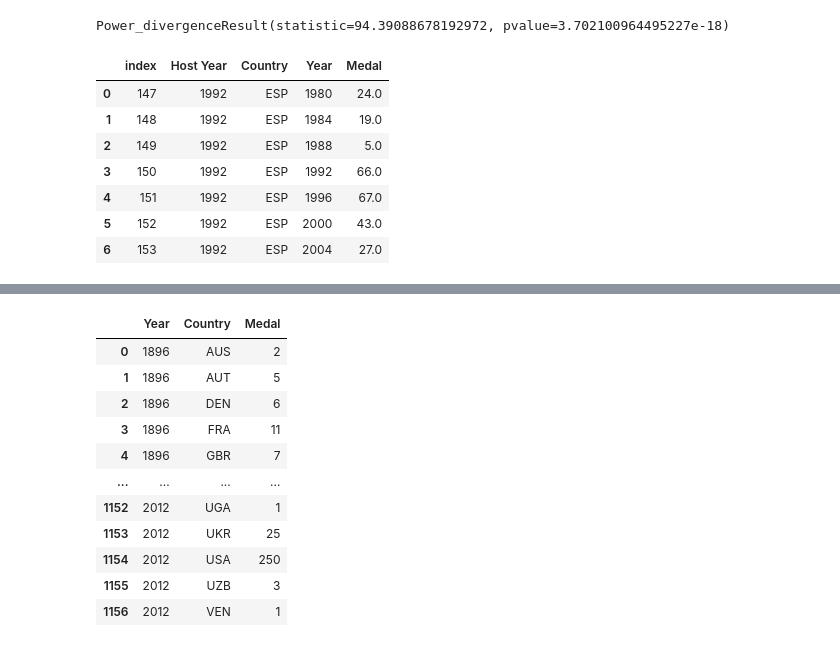
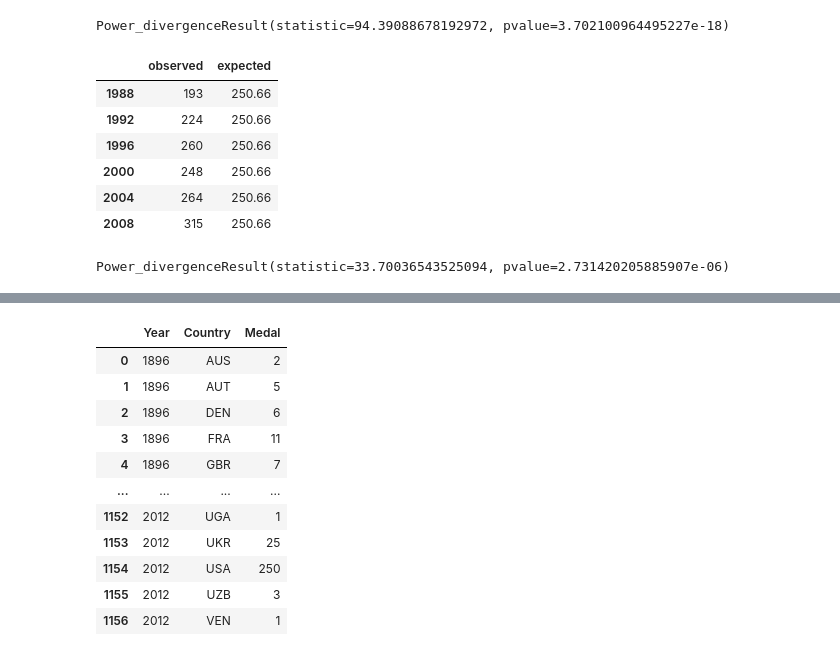
Before and after one commit to TomHOldershaw/Project_1_Team_2, a Jupyter notebook: Q3data.ipynb, the cells around one changed output, grey strips where cells are left out. Drawn from its saved outputs; the diff is of its cells as text; code cells hidden in the pictures.

```diff
--- a/Q3data.ipynb
+++ b/Q3data.ipynb
@@ -530,14 +530,21 @@ ESP1992_df
 stats.chisquare(ESP1992_df['observed'], ESP1992_df['expected'])
 # %% [output]
 Power_divergenceResult(statistic=94.39088678192972, pvalue=3.702100964495227e-18)
-# %%
-host_medals.loc[(host_medals["Country"]=="ESP")].reset_index().tail(30)
-# %% [output]
-|  | index | Host Year | Country | Year | Medal |
-| 0 | 147 | 1992 | ESP | 1980 | 24.0 |
-| 1 | 148 | 1992 | ESP | 1984 | 19.0 |
-| 2 | 149 | 1992 | ESP | 1988 | 5.0 |
-| 3 | 150 | 1992 | ESP | 1992 | 66.0 |
-| 4 | 151 | 1992 | ESP | 1996 | 67.0 |
-| 5 | 152 | 1992 | ESP | 2000 | 43.0 |
-| 6 | 153 | 1992 | ESP | 2004 | 27.0 |
+# %%
+USA1996_df= pd.DataFrame({
+    "observed": [193,224,260,248,264,315],
+    "expected": [250.66,250.66,250.66,250.66,250.66,250.66]
+}, index=["1988","1992","1996","2000","2004","2008"])
+USA1996_df
+# %% [output]
+|  | observed | expected |
+| 1988 | 193 | 250.66 |
+| 1992 | 224 | 250.66 |
+| 1996 | 260 | 250.66 |
+| 2000 | 248 | 250.66 |
+| 2004 | 264 | 250.66 |
+| 2008 | 315 | 250.66 |
+# %%
+stats.chisquare(USA1996_df['observed'], USA1996_df['expected'])
+# %% [output]
+Power_divergenceResult(statistic=33.70036543525094, pvalue=2.731420205885907e-06)
```
Also changed, not shown: parts of 9 cells of this notebook.
